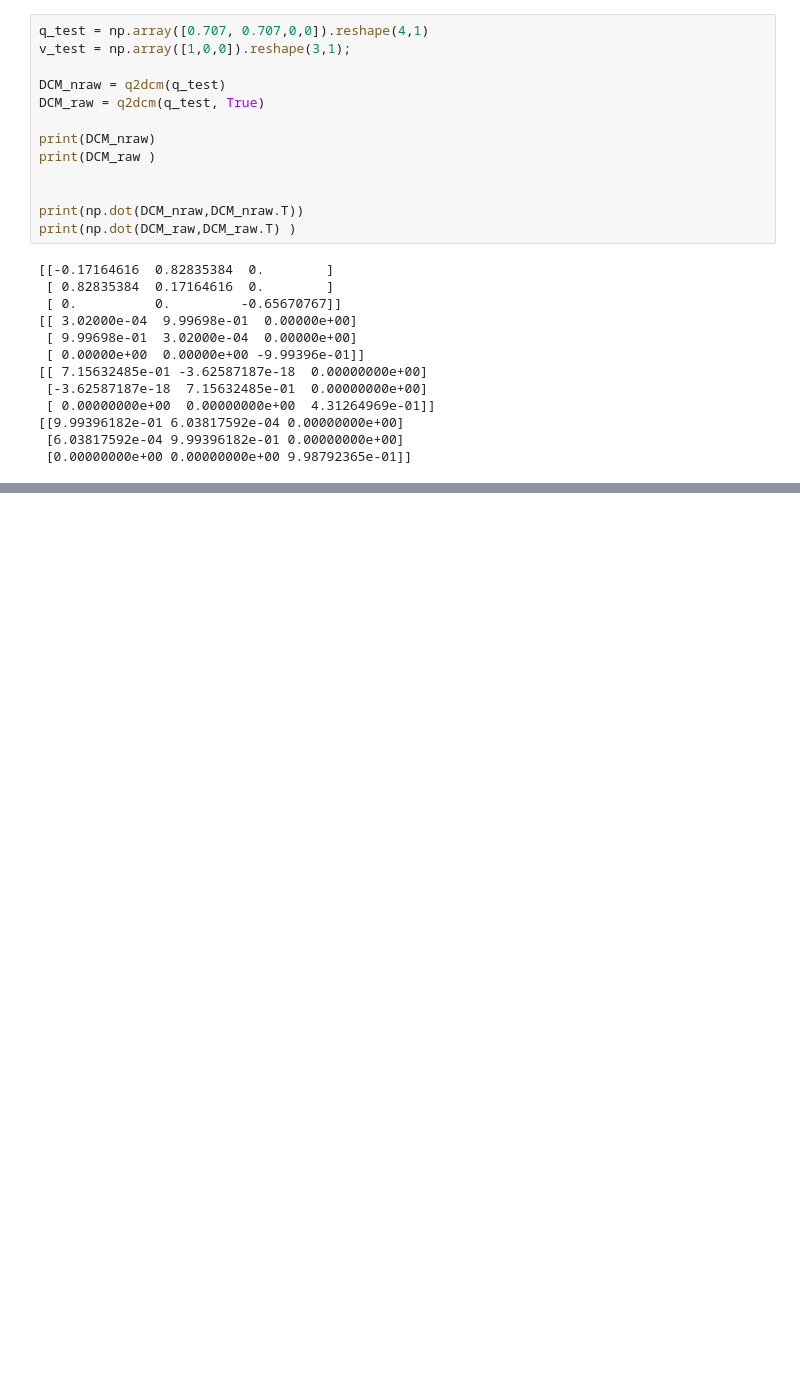
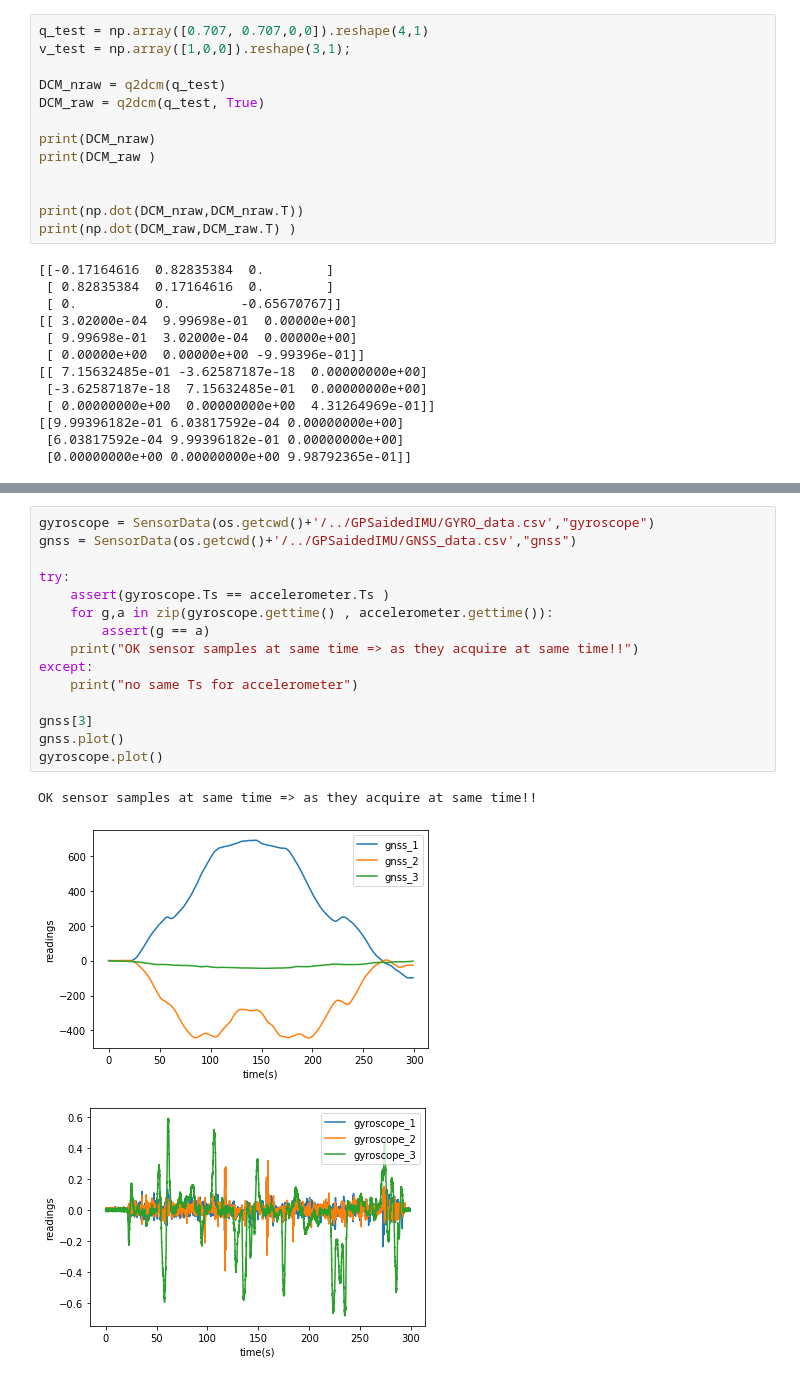
Before and after one commit to astroteo/InternationalSpaceStation-PathPlanning, a Jupyter notebook: python/KTH_tutorial_SensorFusion.ipynb, the cells around one changed output, grey strips where cells are left out. Drawn from its saved outputs; the diff is of its cells as text; blank space fills up the shorter version.

```diff
--- a/python/KTH_tutorial_SensorFusion.ipynb
+++ b/python/KTH_tutorial_SensorFusion.ipynb
@@ -364,0 +446,19 @@ array([-5.57011842e-01,  1.16415322e-10, -1.43800003e+00])
+# %%
+gyroscope = SensorData(os.getcwd()+'/../GPSaidedIMU/GYRO_data.csv',"gyroscope")
+gnss = SensorData(os.getcwd()+'/../GPSaidedIMU/GNSS_data.csv',"gnss")
+
+try:
+    assert(gyroscope.Ts == accelerometer.Ts )
+    for g,a in zip(gyroscope.gettime() , accelerometer.gettime()):
+        assert(g == a)
+    print("OK sensor samples at same time => as they acquire at same time!!")
+except:
+    print("no same Ts for accelerometer")
+
+gnss[3]
+gnss.plot()
+gyroscope.plot()
+# %% [output]
+OK sensor samples at same time => as they acquire at same time!!
+[figure, added]
+[figure, added]
```
Also changed, not shown: parts of 25 cells of this notebook, 2 other files.
